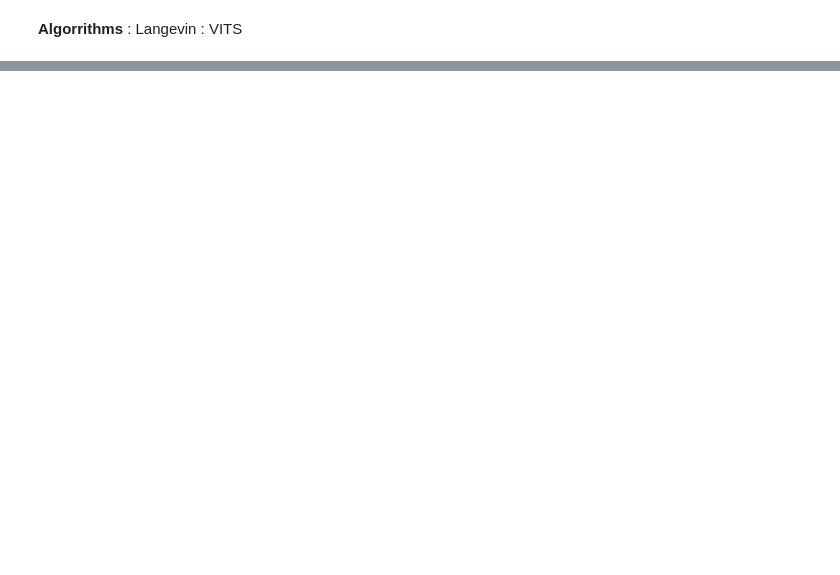
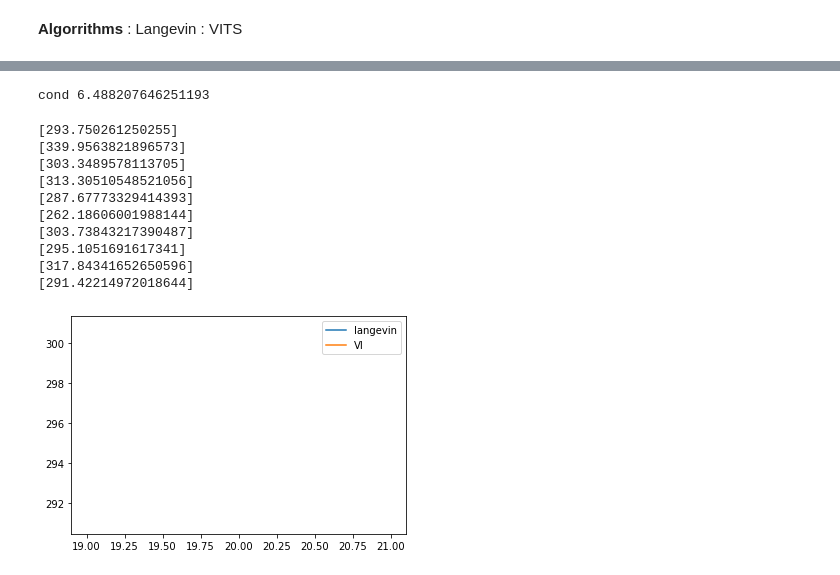
Before and after one commit to TeamTomHuix/vits_aistat, a Jupyter notebook: Langevin VS VITS.ipynb, the cells around one changed output, grey strips where cells are left out. Saved outputs shown, nothing was run; the diff lists cells and outputs as text; code cells hidden in the pictures; blank space fills up the shorter version.

```diff
--- a/Langevin VS VITS.ipynb
+++ b/Langevin VS VITS.ipynb
@@ -232,4 +286,0 @@ class VI_gaussian():
-# %%
-VI=VI_gaussian(true_weights,true_weights.shape[0])
-_,_,distVI=VI.run(x,y)
-plt.plot(distVI)
@@ -238,0 +299,74 @@ plt.plot(distVI)
+# %%
+x, y, true_weights = regression_model(n_samples=2000, n_features=50, n_informative=50, n_targets=1,
+ bias=0.0, effective_rank=20,
+ tail_strength=0.5, noise=0.0,
+ shuffle=True, coef=True, random_state=None)
+# %% [output]
+cond 6.488207646251193
+# %%
+def plot_func():
+    dists_langevin=[]
+    dists_VI=[]
+    dist_seed_langevin=[]
+    dist_seed_VI=[]
+
+    ranks=[100,50 ,40,30,20,18,15,12,10,8,6]
+    ranks=[20]
+    seeds=np.arange(10)
+
+
+
+    max_iter=3000
+    lbd=0.005
+    eta=12
+    h=1/500
+
+    for seed in seeds:
+        np.random.seed(seed=seed+1000)
+        dists_langevin=[]
+        dists_VI=[]
+
+        for rank in ranks:
+
+
+            x, y, true_weights = regression_model(n_samples=2000, n_features=50, n_informative=50, n_targets=1,
+                 bias=0.0, effective_rank=20,
+                 tail_strength=0.5, noise=0.5,
+                 shuffle=True, coef=True, random_state=seed)
+
+
+            langevin=LMC(true_weights,true_weights.shape[0],max_iter,lbd,eta,h)
+            VI=VI_gaussian(true_weights,true_weights.shape[0],max_iter,lbd,eta,h)
+
+            _, dist_mean ,_= langevin.run(x,y)
+            _,_,distVI= VI.run(x,y)
+
+            print(distVI[-1:])
+            dists_langevin.append(dist_mean[-1:])
+            dists_VI.append(distVI[-1:])
+
+        dist_seed_langevin.append(dists_langevin)
+        dist_seed_VI.append(dists_VI)
+
+        final_langevin=np.mean(dist_seed_langevin,axis=0)
+        final_VI=np.mean(dist_seed_VI,axis=0)
+
+
+    plt.plot(ranks,final_langevin,label="langevin")
+    plt.plot(ranks,final_VI,label="VI")
+    plt.legend()
+    plt.show()
+
+plot_func()
+# %% [output]
+[293.750261250255]
+[339.9563821896573]
+[303.3489578113705]
+[313.30510548521056]
+[287.67773329414393]
+[262.18606001988144]
+[303.73843217390487]
+[295.1051691617341]
+[317.84341652650596]
+[291.42214972018644]
+[figure, added]
```
Also changed, not shown: parts of 13 cells of this notebook.
